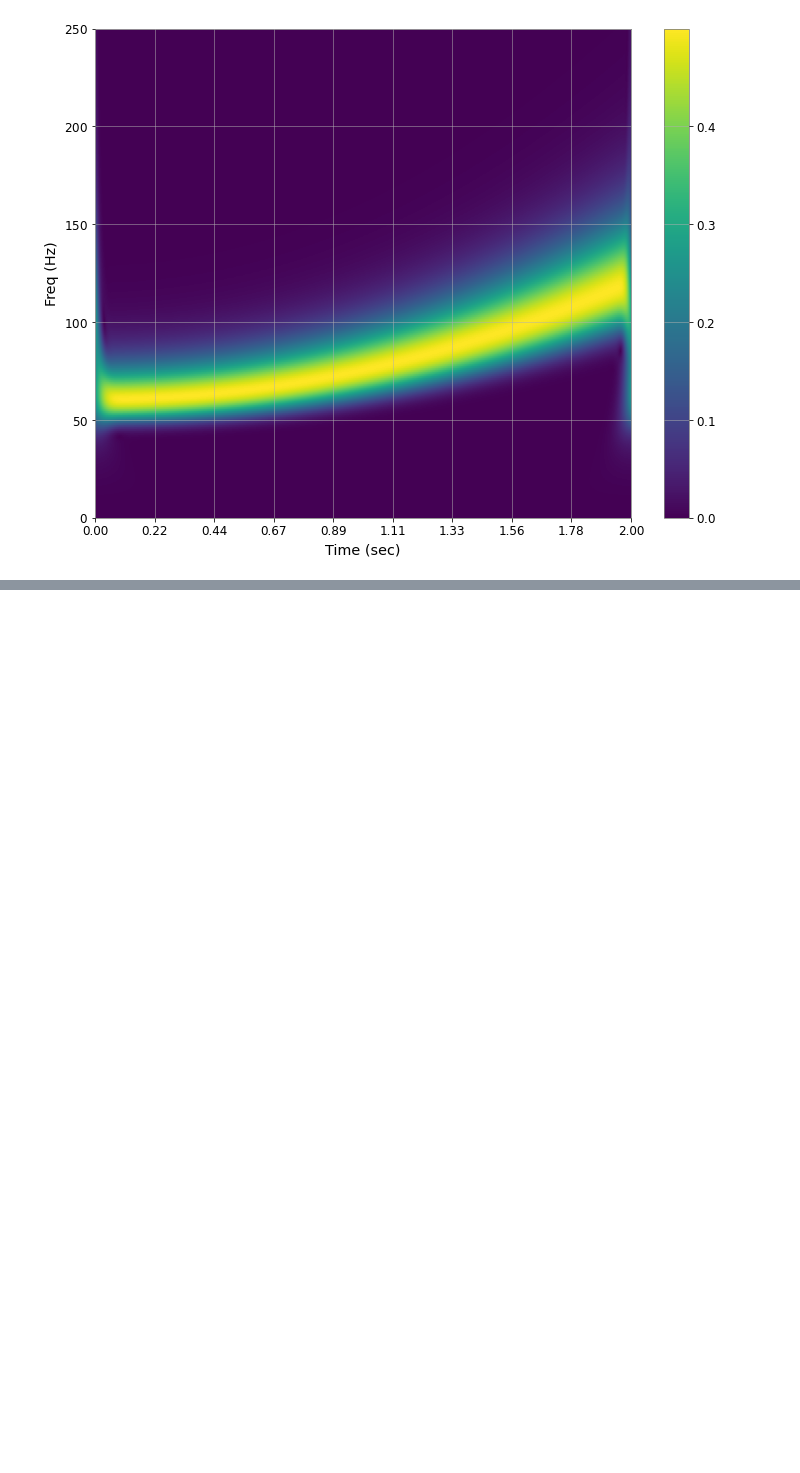
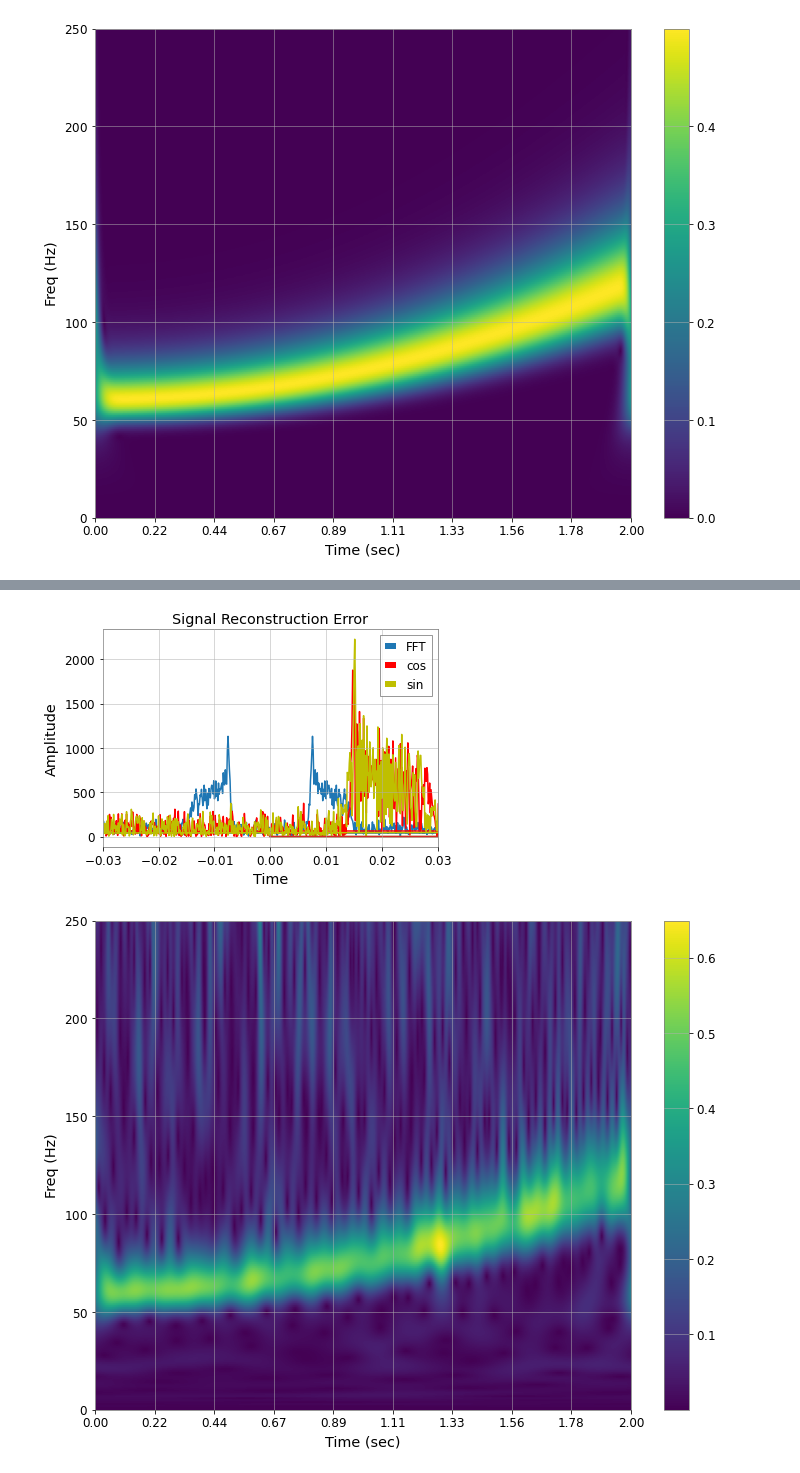
Before and after one commit to xli2522/GW-SignalGen, a Jupyter notebook: modified_S.ipynb, the cells around one changed output, grey strips where cells are left out. Drawn from its saved outputs; the diff is of its cells as text; code cells hidden in the pictures; blank space fills up the shorter version.

```diff
--- a/modified_S.ipynb
+++ b/modified_S.ipynb
@@ -533,0 +569,46 @@ power_stockwell = TimeFrequency(chirp, sample_rate = sample_rate, frange=[0, 250
+# %%
+# Numpy FFT
+power_fft_noisy = np.fft.fft(noise_chirp)
+ks_fft_noisy = np.fft.fftfreq(sample_rate*tp)[:sample_rate*tp]
+ichirp_fft_noisy = np.fft.ifft(power_fft_noisy)
+# Discrete Cosine Transform
+power_cost_noisy = scipy.fft.dct(noise_chirp)
+ichirp_cost_noisy = scipy.fft.idct(power_cost_noisy)
+# Discrete Sine Transform
+power_sint_noisy = scipy.fft.dst(noise_chirp)
+ichirp_sint_noisy = scipy.fft.idst(power_sint_noisy)
+
+# plot FFT
+plt.xlim(-0.03, 0.03)
+plt.plot(ks_fft_noisy, np.abs(power_fft_noisy))
+# plot Discrete Cosine Transform
+plt.plot(ks_fft_noisy, np.abs(power_cost_noisy), 'r')
+# Plot Discrete Sine Transfrom
+plt.plot(ks_fft_noisy, np.abs(power_sint_noisy), 'y')
+
+plt.title('Frequency Profile (noisy chirp)')
+plt.legend(['FFT', 'cos', 'sin'])
+
+# compare ifft and original ts
+plt.plot(chirp - ichirp_fft_noisy)
+# compare ichirp_cost and original ts
+plt.plot(chirp - ichirp_cost_noisy)
+# compare ichirp_cost and original ts
+plt.plot(chirp - ichirp_sint_noisy)
+
+plt.title('Signal Reconstruction Error')
+plt.xlabel('Time')
+plt.ylabel('Amplitude')
+plt.legend(['FFT', 'cos', 'sin'])
+
+# S Transform Spectrogram
+# noisy data using ST through Stockwell Transform code
+# first dft
+power_stockwell_noisy = TimeFrequency(noise_chirp, sample_rate = sample_rate, frange=[0, 250], method='dst', show=True, savefig=False).plot()
+# first cos
+power_stockwell_noisy = TimeFrequency(noise_chirp, sample_rate = sample_rate, frange=[0, 250], first_FT = 'cos', method='dst', show=True, savefig=False).plot()
+# first sin
+power_stockwell_noisy = TimeFrequency(noise_chirp, sample_rate = sample_rate, frange=[0, 250], first_FT = 'sin', method='dst', show=True, savefig=False).plot()
+# %% [output]
+[figure, added]
+[figure, added]
```
Also changed, not shown: parts of 4 cells of this notebook.
